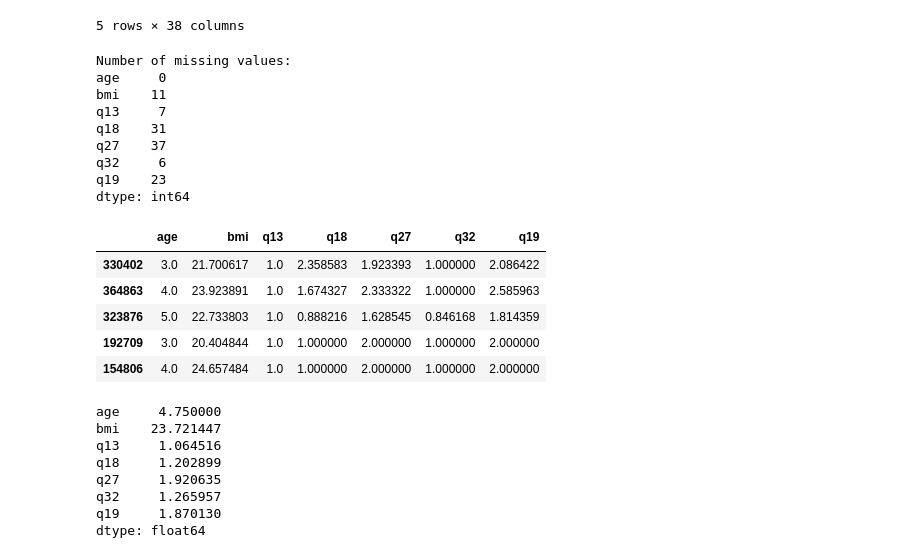
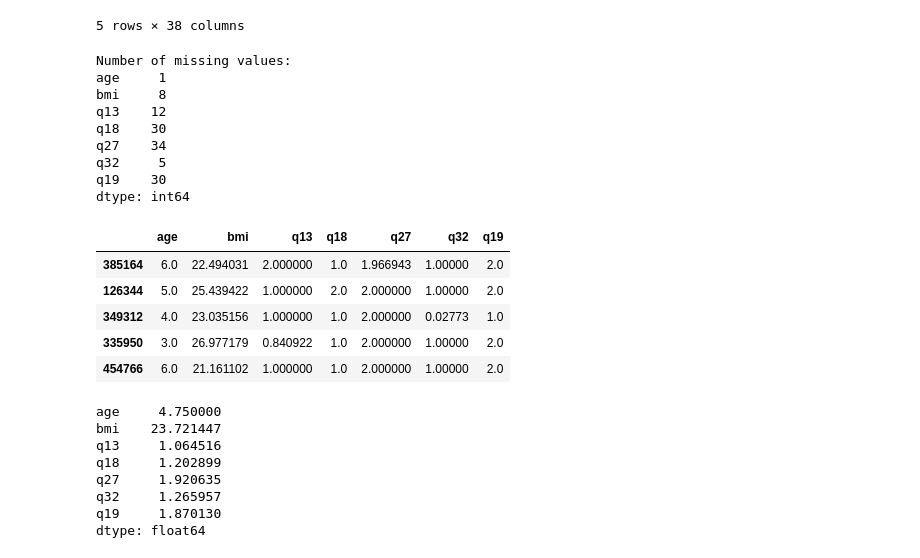
Before and after one commit to brodyee/STATS551_Project, a Jupyter notebook: modeling/andrewsModeling.ipynb, the cells around one changed output. Cells and saved outputs as stored; diff of their text form; code cells hidden in the pictures.

Commit message:
Small cleanup to impute

```diff
--- a/modeling/andrewsModeling.ipynb
+++ b/modeling/andrewsModeling.ipynb
@@ -21,28 +21,6 @@ survNA.head()
 | 122834 | 3.0 | 29.518950 | 1.0 | 1.0 | 1.0 | 1.0 | 1.0 | 1.0 | 1.0 | 1.0 | ... | ... |
 | 122835 | 3.0 | 21.520933 | 1.0 | 1.0 | 1.0 | 2.0 | 2.0 | 1.0 | 2.0 | 2.0 | ... | ... |
 5 rows × 38 columns
-# %%
-cols = ["age", "bmi", "q13", "q18", "q27", "q32", "q19"]
-X = survNA.sample(100)[cols]
-#X = X[~X.isna().all(axis=1)]
-X_imputed = bayesian_impute(X, samples=10)
-X_imputed.head()
-# %% [output]
-Number of missing values:
-age     0
-bmi    11
-q13     7
-q18    31
-q27    37
-q32     6
-q19    23
-dtype: int64
-|  | age | bmi | q13 | q18 | q27 | q32 | q19 |
-| 330402 | 3.0 | 21.700617 | 1.0 | 2.358583 | 1.923393 | 1.000000 | 2.086422 |
-| 364863 | 4.0 | 23.923891 | 1.0 | 1.674327 | 2.333322 | 1.000000 | 2.585963 |
-| 323876 | 5.0 | 22.733803 | 1.0 | 0.888216 | 1.628545 | 0.846168 | 1.814359 |
-| 192709 | 3.0 | 20.404844 | 1.0 | 1.000000 | 2.000000 | 1.000000 | 2.000000 |
-| 154806 | 4.0 | 24.657484 | 1.0 | 1.000000 | 2.000000 | 1.000000 | 2.000000 |
 # %%
 def update_missing_data(row, Sigma, theta, p):
     """ imputes missing data for a dataframe row. Generates random value from
@@ -117,7 +95,7 @@ def bayesian_impute(X, samples=100):
 
     X_updated.fillna(mu_o, inplace=True)
 
-    for s in range(samples):
+    for _ in range(samples):
 
         # update theta
         xbar = X_updated.mean()
@@ -142,6 +120,28 @@ def bayesian_impute(X, samples=100):
             axis=1)
 
     return X_updated
+# %%
+cols = ["age", "bmi", "q13", "q18", "q27", "q32", "q19"]
+X = survNA.sample(100)[cols]
+X = X[~X.isna().all(axis=1)]  #may raise error is all columns are missing data for a row
+X_imputed = bayesian_impute(X, samples=10)
+X_imputed.head()
+# %% [output]
+Number of missing values:
+age     1
+bmi     8
+q13    12
+q18    30
+q27    34
+q32     5
+q19    30
+dtype: int64
+|  | age | bmi | q13 | q18 | q27 | q32 | q19 |
+| 385164 | 6.0 | 22.494031 | 2.000000 | 1.0 | 1.966943 | 1.00000 | 2.0 |
+| 126344 | 5.0 | 25.439422 | 1.000000 | 2.0 | 2.000000 | 1.00000 | 2.0 |
+| 349312 | 4.0 | 23.035156 | 1.000000 | 1.0 | 2.000000 | 0.02773 | 1.0 |
+| 335950 | 3.0 | 26.977179 | 0.840922 | 1.0 | 2.000000 | 1.00000 | 2.0 |
+| 454766 | 6.0 | 21.161102 | 1.000000 | 1.0 | 2.000000 | 1.00000 | 2.0 |
 # %%
 X.mean()
 # %% [output]
```
